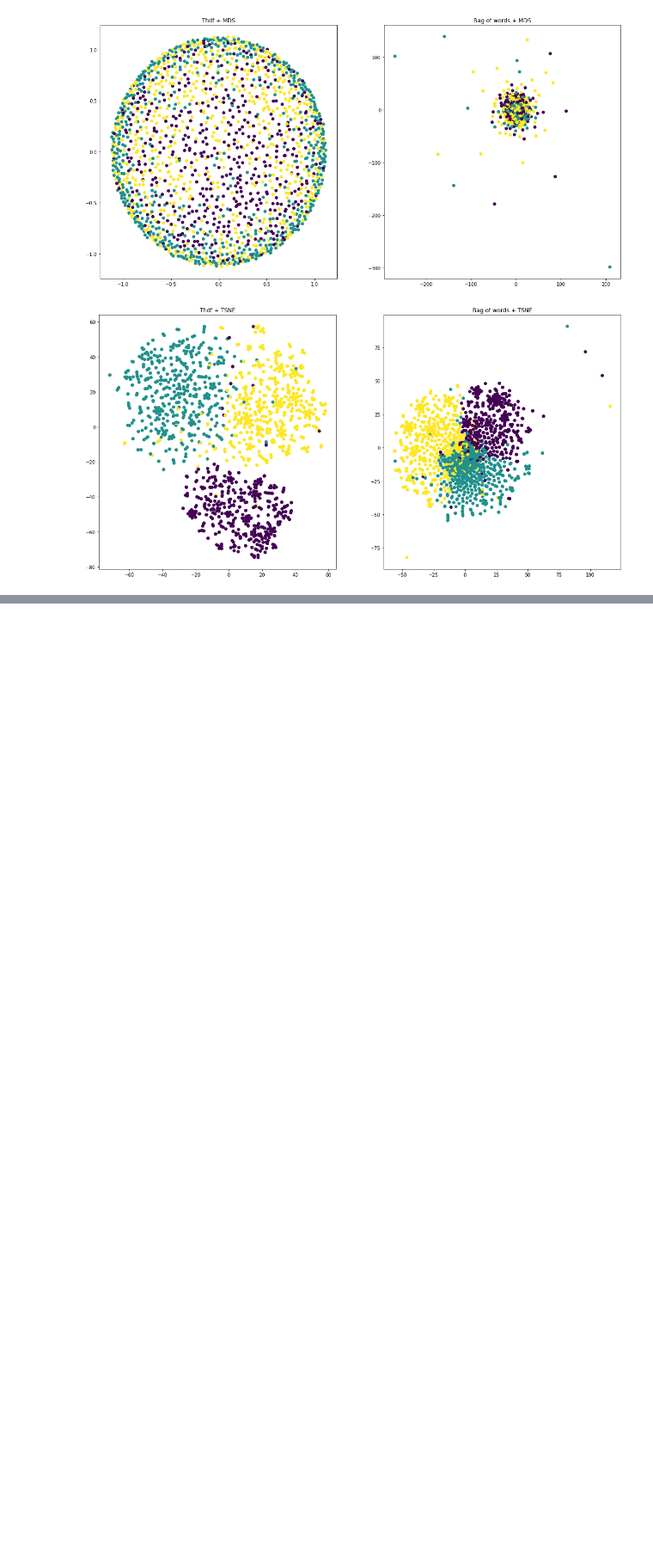
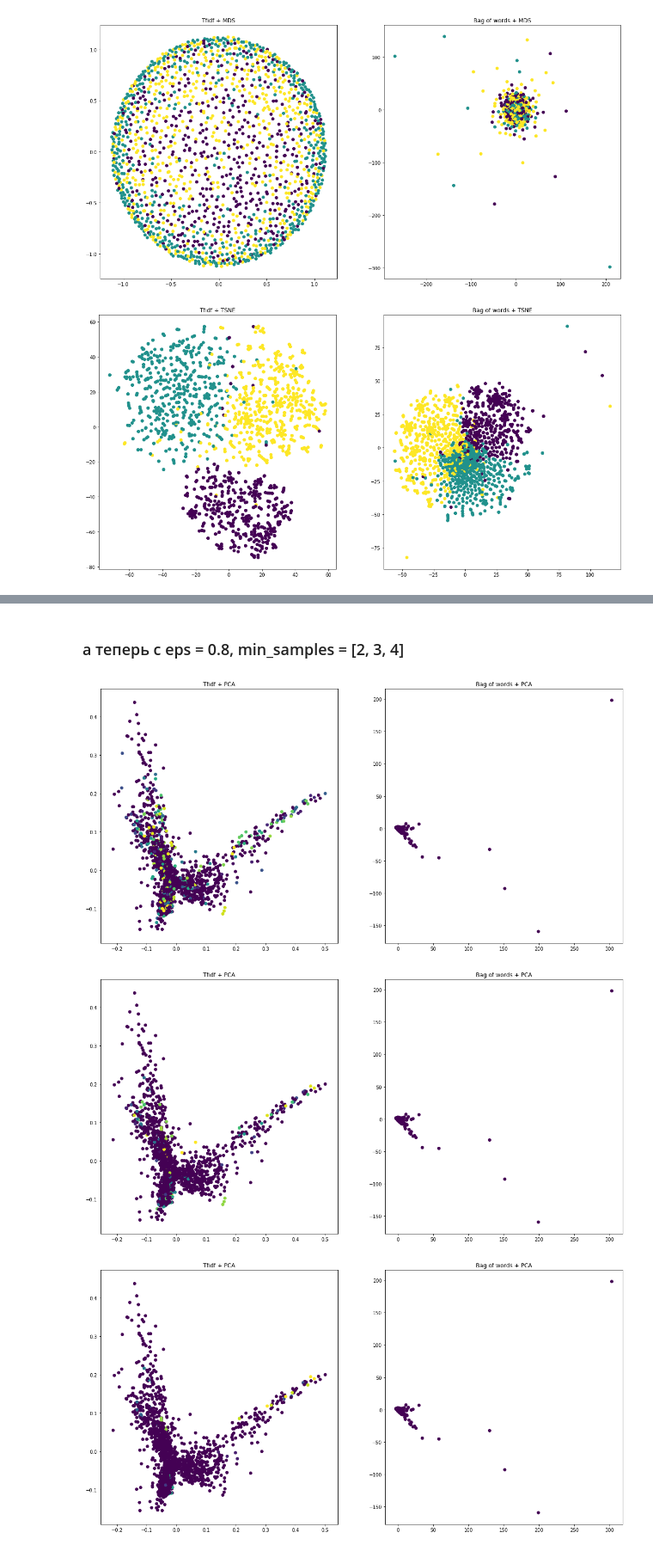
Before and after one commit to VanilaBear/TextClustering, a Jupyter notebook: text_clustering_notebook.ipynb, the cells around one changed output, grey strips where cells are left out. Shown at 86% size. Cells and saved outputs as stored; diff of their text form; code cells hidden in the pictures; blank space fills up the shorter version.

```diff
--- a/text_clustering_notebook.ipynb
+++ b/text_clustering_notebook.ipynb
@@ -219,0 +165,8 @@ Topic #2: edu space nasa graphics image university data com gov program
+# %% [markdown]
+### а теперь с eps = 0.8, min_samples = [2, 3, 4]
+# %%
+show_different_params_dbscan(tfidf, bag_of_words, 0.8, [2, 3, 4])
+# %% [output]
+[figure, added]
+[figure, added]
+[figure, added]
```
Also changed, not shown: parts of 74 cells of this notebook.
